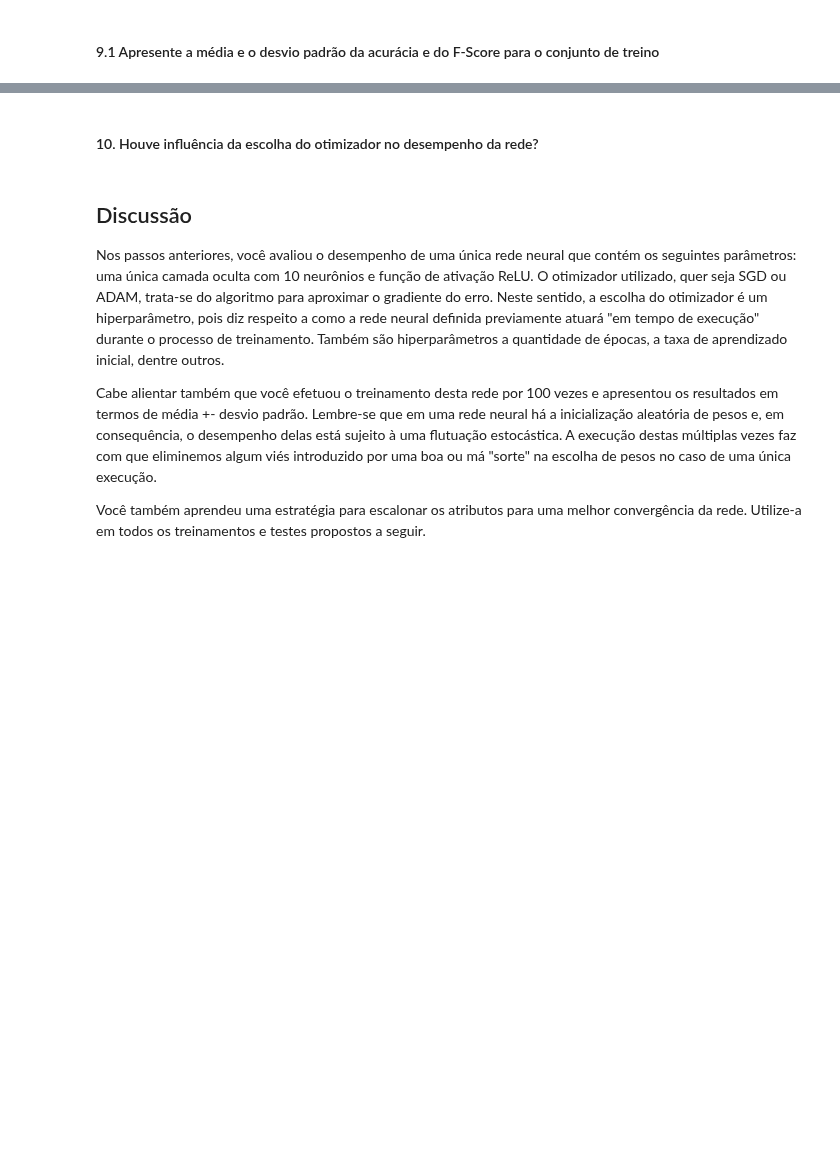
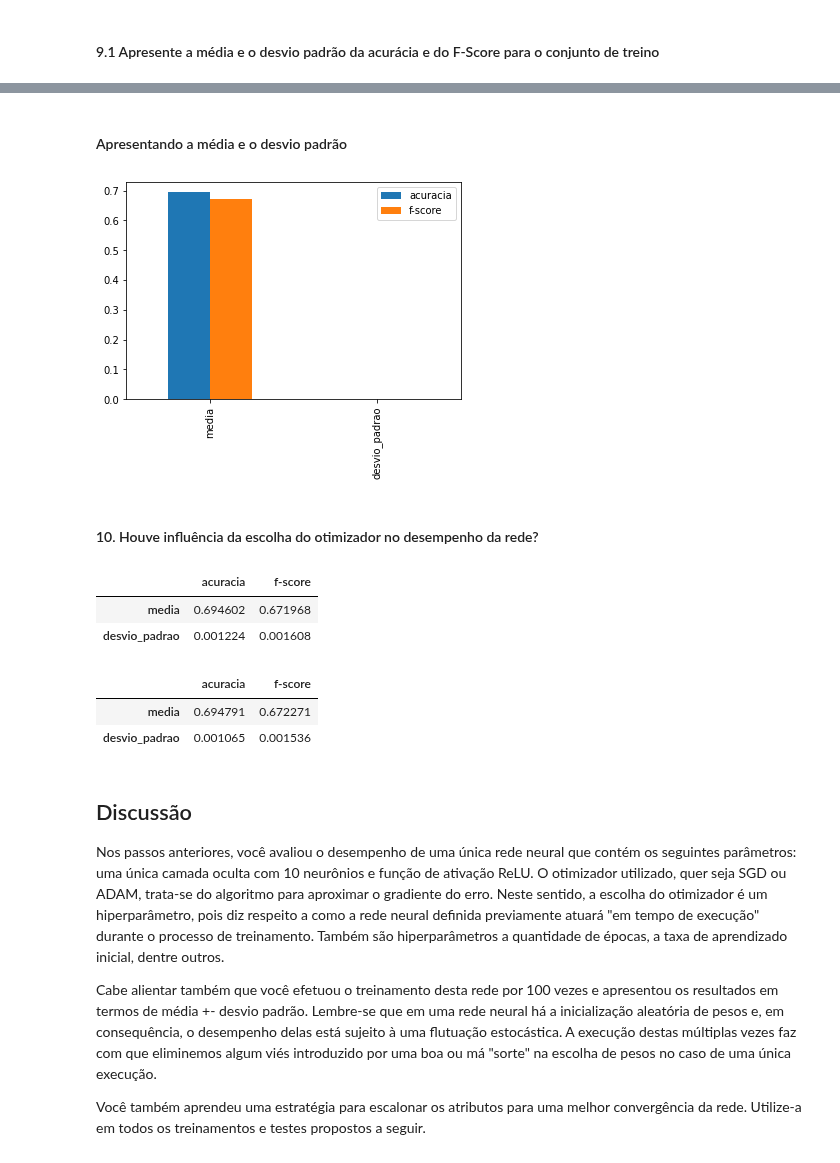
Before and after one commit to elloa-uea/projeto-pratico-3-rna-pp3-team-hard, a Jupyter notebook: notebooks/PP3.3 - Proposição e Avaliação de RNAs.ipynb, the cells around one changed output, grey strips where cells are left out. Drawn from its saved outputs; the diff is of its cells as text; code cells hidden in the pictures; blank space fills up the shorter version.

```diff
--- a/notebooks/PP3.3 - Proposição e Avaliação de RNAs.ipynb
+++ b/notebooks/PP3.3 - Proposição e Avaliação de RNAs.ipynb
@@ -381,2 +347,4 @@ for i in range(10):
+# %%
+treino2 = treinamento(100, 'sgd')
 # %% [markdown]
 #### 9.1 Apresente a média e o desvio padrão da acurácia e do F-Score para o conjunto de treino
@@ -388,5 +351,24 @@ fscore_mean, fscore_std = mean_std(medidas['fscores'])
+# %% [markdown]
+#### Apresentando a média e o desvio padrão
+# %%
+pd.DataFrame(mean_std(treino2)).plot.bar()
+plt.show()
+# %% [output]
+[figure, added]
 # %% [markdown]
 #### 10. Houve influência da escolha do otimizador no desempenho da rede?
+# %%
+pd.DataFrame(mean_std(treino1))
+# %% [output]
+|  | acuracia | f-score |
+| media | 0.694602 | 0.671968 |
+| desvio_padrao | 0.001224 | 0.001608 |
+# %%
+pd.DataFrame(mean_std(treino2))
+# %% [output]
+|  | acuracia | f-score |
+| media | 0.694791 | 0.672271 |
+| desvio_padrao | 0.001065 | 0.001536 |
 # %% [markdown]
 ## Discussão
 
```
Also changed, not shown: parts of 20 cells of this notebook.
